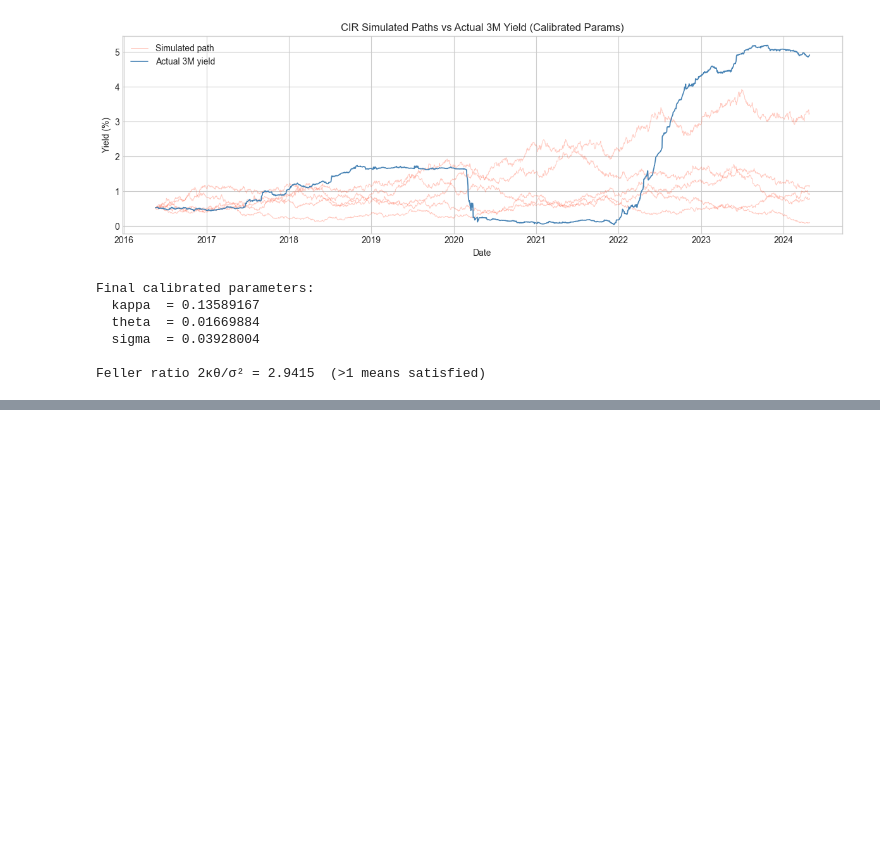
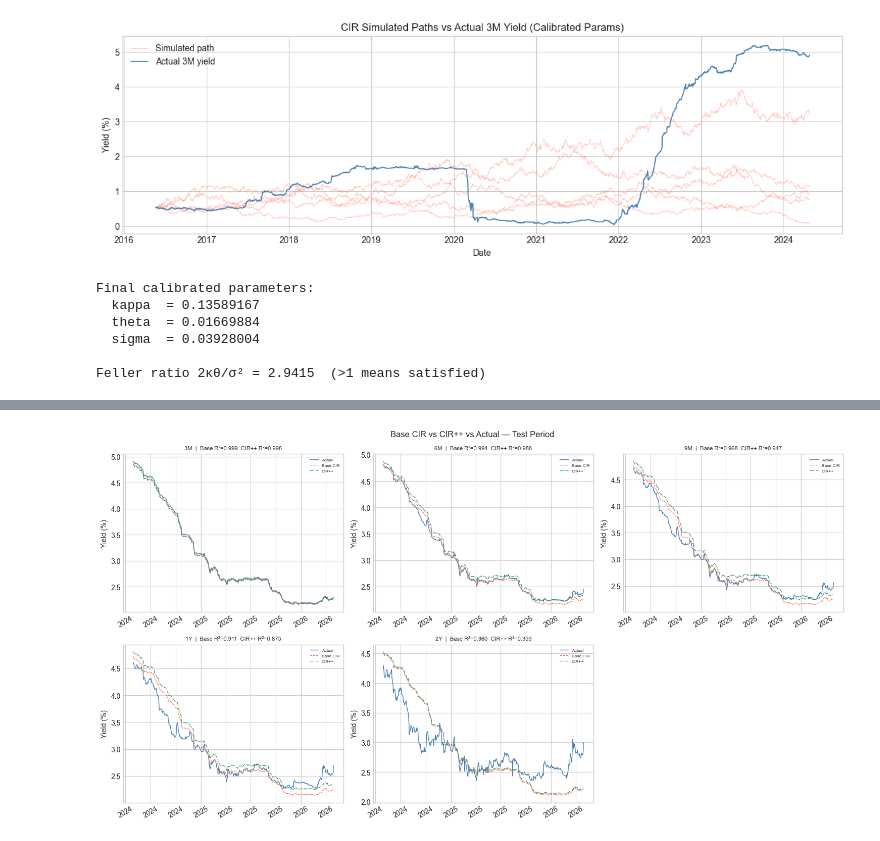
Before and after one commit to aayushp0403/stochastic-ir-modelling, a Jupyter notebook: notebooks/cir_model.ipynb, the cells around one changed output, grey strips where cells are left out. Saved outputs shown, nothing was run; the diff lists cells and outputs as text; code cells hidden in the pictures; blank space fills up the shorter version.

Commit message:
CIR++ extension, shift function, comparison vs base CIR

```diff
--- a/notebooks/cir_model.ipynb
+++ b/notebooks/cir_model.ipynb
@@ -775,0 +1132,33 @@ Feller ratio 2κθ/σ² = 2.9415  (>1 means satisfied)
+# %%
+fig, axes = plt.subplots(2, 3, figsize=(15, 8))
+axes = axes.flatten()
+
+for i, m in enumerate(SHARED_MATURITIES):
+    ax = axes[i]
+
+    actual  = merged_pp[f'{m}_actual']  * 100
+    base    = merged[f'{m}_pred']       * 100
+    pp_pred = merged_pp[f'{m}_pred']    * 100
+
+    ax.plot(merged_pp['Date'], actual,  label='Actual',
+            color='steelblue', linewidth=1.0)
+    ax.plot(merged_pp['Date'], base,    label='Base CIR',
+            color='tomato', linewidth=0.8, linestyle='--')
+    ax.plot(merged_pp['Date'], pp_pred, label='CIR++',
+            color='seagreen', linewidth=0.8, linestyle='-.')
+
+    ax.set_title(f"{m}  |  Base R²={base_r2_map[m]:.3f}  "
+                 f"CIR++ R²={pp_r2_map[m]:.3f}", fontsize=8)
+    ax.set_ylabel("Yield (%)")
+    ax.legend(fontsize=6)
+    ax.xaxis.set_major_formatter(mdates.DateFormatter('%Y'))
+    ax.tick_params(axis='x', rotation=30)
+
+for j in range(len(SHARED_MATURITIES), len(axes)):
+    axes[j].set_visible(False)
+
+plt.suptitle("Base CIR vs CIR++ vs Actual — Test Period", fontsize=12)
+plt.tight_layout()
+plt.show()
+# %% [output]
+[figure, added]
```
Also changed, not shown: parts of 8 cells of this notebook.
